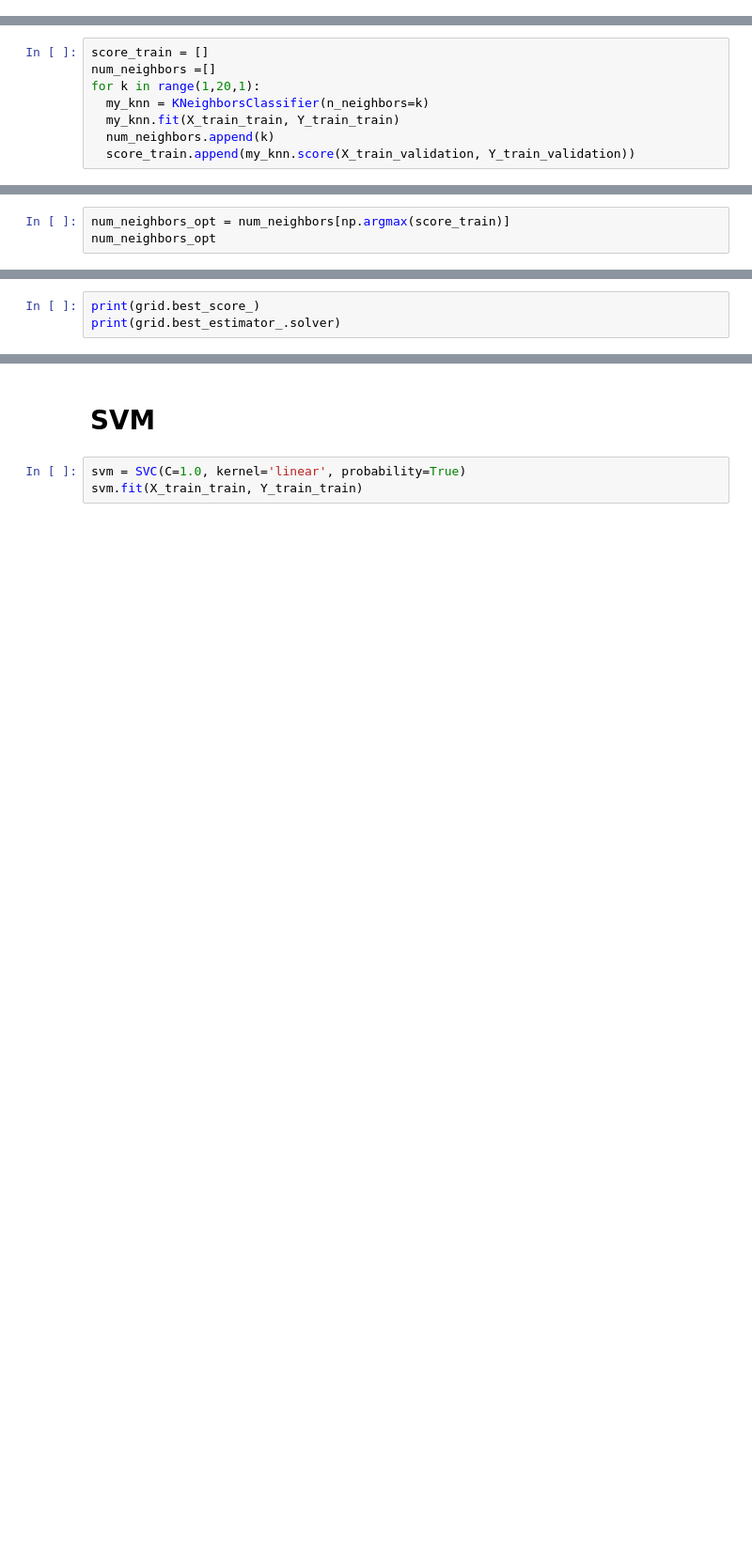
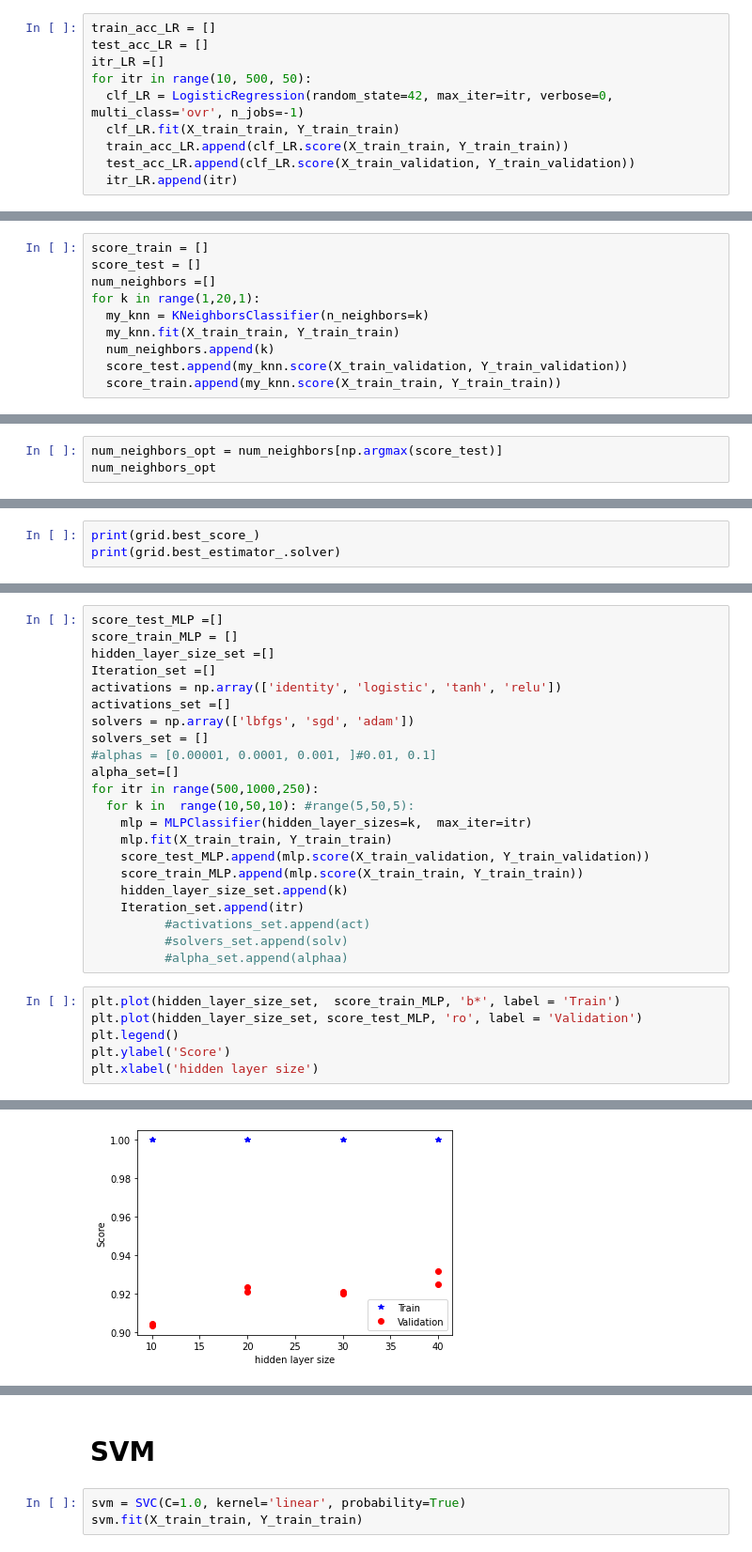
Before and after one commit to atefehhaji/HW, a Jupyter notebook: Atefeh_ML_ⅯiniProjeⅽt.ipynb, the cells around one changed output, grey strips where cells are left out. Shown at 94% size. Saved outputs shown, nothing was run; the diff lists cells and outputs as text; blank space fills up the shorter version.

```diff
--- a/Atefeh_ML_ⅯiniProjeⅽt.ipynb
+++ b/Atefeh_ML_ⅯiniProjeⅽt.ipynb
@@ -132,0 +149,10 @@ clf.score(X_train_train, Y_train_train)
+# %%
+train_acc_LR = []
+test_acc_LR = []
+itr_LR =[]
+for itr in range(10, 500, 50):
+  clf_LR = LogisticRegression(random_state=42, max_iter=itr, verbose=0, multi_class='ovr', n_jobs=-1)
+  clf_LR.fit(X_train_train, Y_train_train)
+  train_acc_LR.append(clf_LR.score(X_train_train, Y_train_train))
+  test_acc_LR.append(clf_LR.score(X_train_validation, Y_train_validation))
+  itr_LR.append(itr)
@@ -146,8 +173,10 @@ knn.score(X_train_train, Y_train_train)
 # %%
 score_train = []
+score_test = []
 num_neighbors =[]
 for k in range(1,20,1):
   my_knn = KNeighborsClassifier(n_neighbors=k)
   my_knn.fit(X_train_train, Y_train_train)
   num_neighbors.append(k)
-  score_train.append(my_knn.score(X_train_validation, Y_train_validation))
+  score_test.append(my_knn.score(X_train_validation, Y_train_validation))
+  score_train.append(my_knn.score(X_train_train, Y_train_train))
@@ -158,3 +191,3 @@ np.max(score_train)
 # %%
-num_neighbors_opt = num_neighbors[np.argmax(score_train)]
+num_neighbors_opt = num_neighbors[np.argmax(score_test)]
 num_neighbors_opt
@@ -343,0 +321,29 @@ print(grid.best_estimator_.solver)
+# %%
+score_test_MLP =[]
+score_train_MLP = []
+hidden_layer_size_set =[]
+Iteration_set =[]
+activations = np.array(['identity', 'logistic', 'tanh', 'relu'])
+activations_set =[]
+solvers = np.array(['lbfgs', 'sgd', 'adam'])
+solvers_set = []
+#alphas = [0.00001, 0.0001, 0.001, ]#0.01, 0.1]
+alpha_set=[]
+for itr in range(500,1000,250):
+  for k in  range(10,50,10): #range(5,50,5):
+    mlp = MLPClassifier(hidden_layer_sizes=k,  max_iter=itr)
+    mlp.fit(X_train_train, Y_train_train)
+    score_test_MLP.append(mlp.score(X_train_validation, Y_train_validation))
+    score_train_MLP.append(mlp.score(X_train_train, Y_train_train))
+    hidden_layer_size_set.append(k)
+    Iteration_set.append(itr)
+          #activations_set.append(act)
+          #solvers_set.append(solv)
+          #alpha_set.append(alphaa)
+# %%
+plt.plot(hidden_layer_size_set,  score_train_MLP, 'b*', label = 'Train')
+plt.plot(hidden_layer_size_set, score_test_MLP, 'ro', label = 'Validation')
+plt.legend()
+plt.ylabel('Score')
+plt.xlabel('hidden layer size')
+# %% [output]
@@ -343,0 +351 @@ print(grid.best_estimator_.solver)
+[figure, added]
```
Also changed, not shown: parts of 46 cells of this notebook.
